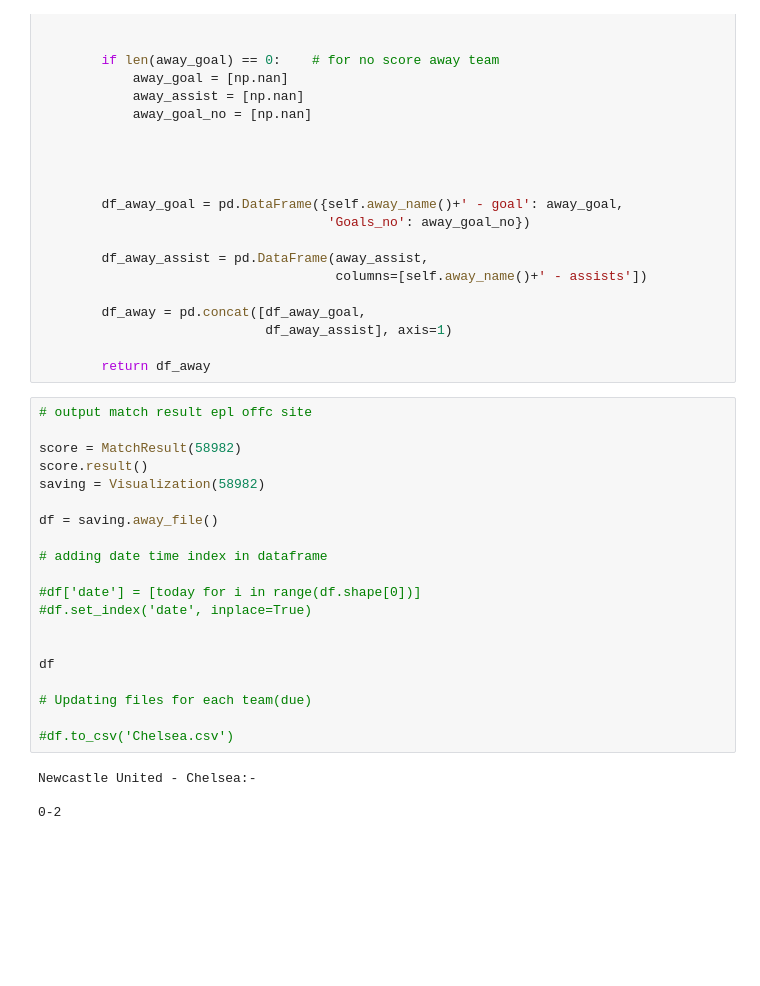
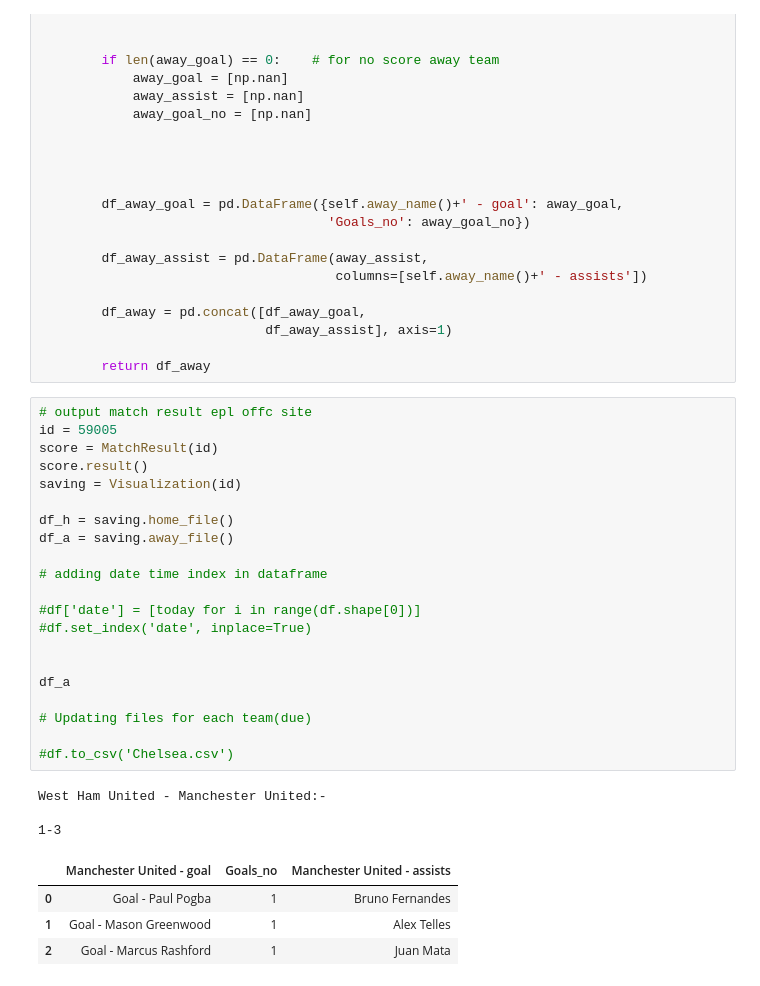
Before and after one commit to Avijit-Kar/Projects, a Jupyter notebook: Football Api.ipynb, the cells around one changed output. Drawn from its saved outputs; the diff is of its cells as text; blank space fills up the shorter version.

```diff
--- a/Football Api.ipynb
+++ b/Football Api.ipynb
@@ -304,28 +304,33 @@ class Visualization(HomeTeam, AwayTeam):
         return df_away
 # %%
 # output match result epl offc site
+id = 59005
+score = MatchResult(id)
+score.result()
+saving = Visualization(id)
 
-score = MatchResult(58982)
-score.result()
-saving = Visualization(58982)
-
-df = saving.away_file()
+df_h = saving.home_file()
+df_a = saving.away_file()
 
 # adding date time index in dataframe
 
 #df['date'] = [today for i in range(df.shape[0])]
 #df.set_index('date', inplace=True)
 
 
-df
+df_a
 
 # Updating files for each team(due)
 
 #df.to_csv('Chelsea.csv')
 # %% [output]
-Newcastle United - Chelsea:-
+West Ham United - Manchester United:-
 
-0-2
+1-3
+|  | Manchester United - goal | Goals_no | Manchester United - assists |
+| 0 | Goal - Paul Pogba | 1 | Bruno Fernandes |
+| 1 | Goal - Mason Greenwood | 1 | Alex Telles |
+| 2 | Goal - Marcus Rashford | 1 | Juan Mata |
 # %%
 # Getting all matches in this week and id code epl offc site
 
```
Also changed, not shown: parts of 13 cells of this notebook.
